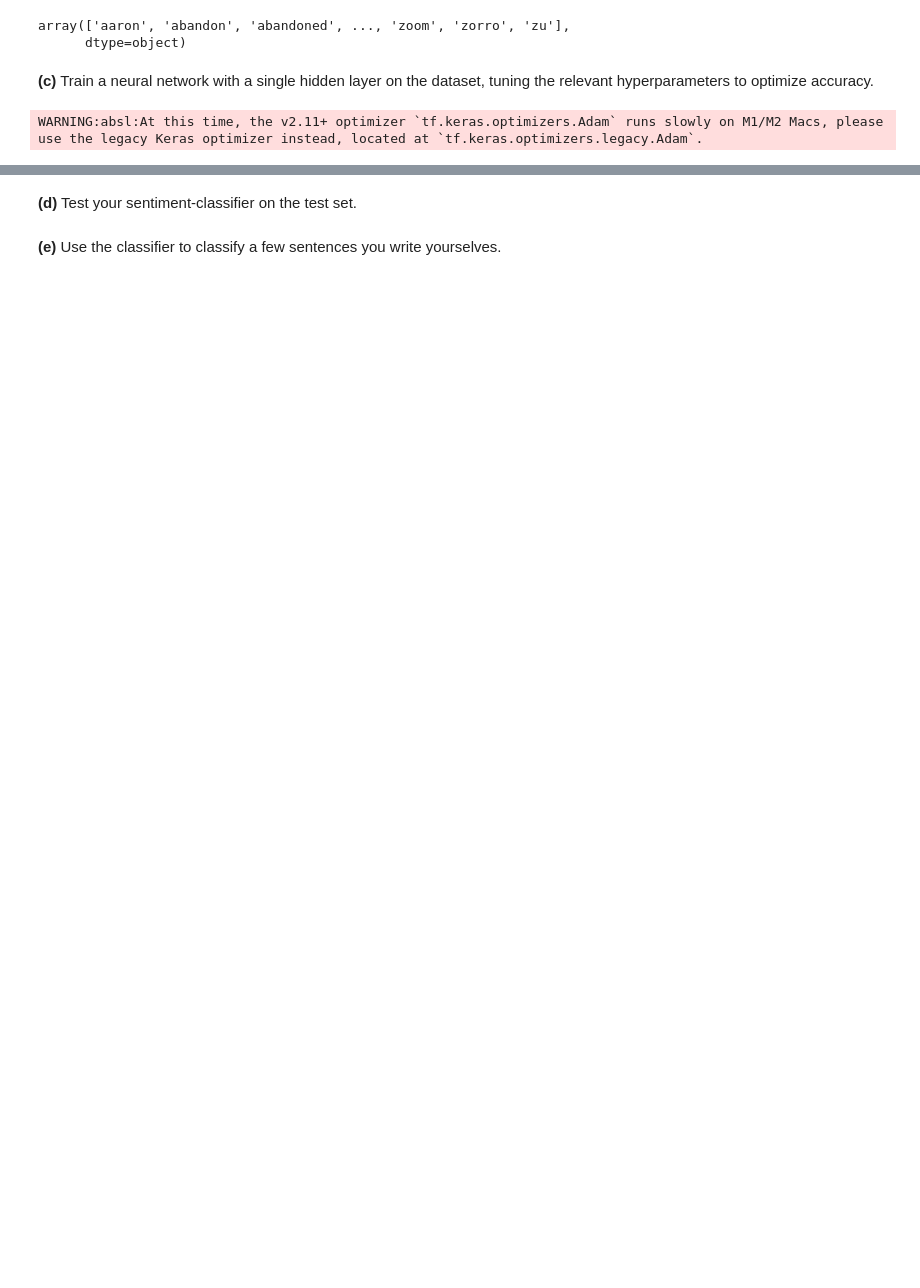
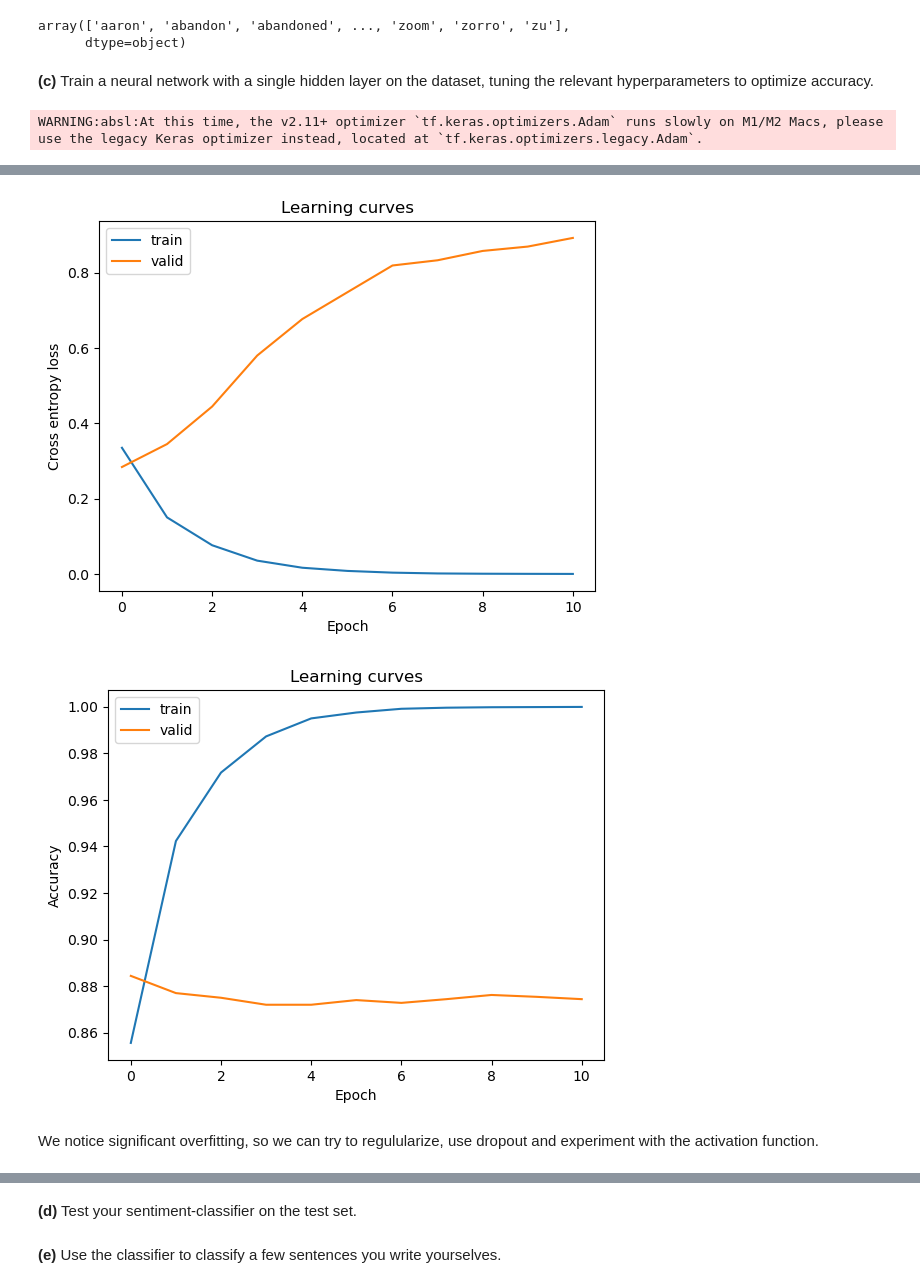
Before and after one commit to michaelbui99/mal-assignment-5, a Jupyter notebook: Neural networks I - Sentiment analysis.ipynb, the cells around one changed output, grey strips where cells are left out. Saved outputs shown, nothing was run; the diff lists cells and outputs as text; code cells hidden in the pictures; blank space fills up the shorter version.

```diff
--- a/Neural networks I - Sentiment analysis.ipynb
+++ b/Neural networks I - Sentiment analysis.ipynb
@@ -94,0 +102,7 @@ array([[0, 0, 0, ..., 0, 0, 0],
+# %%
+# baseline accuracy
+from sklearn.dummy import DummyClassifier
+
+clf = DummyClassifier(strategy="most_frequent")
+clf.fit(X_train, y_train)
+clf.score(X_train, y_train)
@@ -109,7 +125,7 @@ import tensorflow as tf
 callback = tf.keras.callbacks.EarlyStopping(monitor = 'val_loss', patience = 10)
 
 network = tf.keras.Sequential([
-    tf.keras.layers.Dense(units=100, input_dim=X.shape[1], activation='relu'),
+    tf.keras.layers.Dense(units=100, input_dim=X.shape[1], activation='tanh'),
     tf.keras.layers.Dense(units=1, activation='sigmoid')
 ])
 
@@ -132,11 +158,28 @@ Epoch 4/100
+# %%
+import matplotlib.pyplot as plt
+
+def plot_results(history):
+    plt.figure()
+    plt.title("Learning curves")
+    plt.xlabel("Epoch")
+    plt.ylabel("Cross entropy loss")
+    plt.plot(history.history['loss'], label = 'train')
+    plt.plot(history.history['val_loss'], label = 'valid')
+    plt.legend()
+    plt.show()
+
+    plt.figure()
+    plt.title("Learning curves")
+    plt.xlabel("Epoch")
+    plt.ylabel("Accuracy")
+    plt.plot(history.history['accuracy'], label = 'train')
+    plt.plot(history.history['val_accuracy'], label = 'valid')
+    plt.legend()
+    plt.show()
 # %%
-import matplotlib.pyplot as plt
-
-plt.figure()
-plt.title("Learning curves")
-plt.xlabel("Epoch")
-plt.ylabel("Cross entropy loss")
-plt.plot(history.history['loss'], label = 'train')
-plt.plot(history.history['val_loss'], label = 'valid')
-plt.legend()
-plt.show()
+plot_results(history=history)
+# %% [output]
+[figure, added]
+[figure, added]
+# %% [markdown]
+We notice significant overfitting, so we can try to regulularize, use dropout and experiment with the activation function.
```
Also changed, not shown: parts of 12 cells of this notebook.
